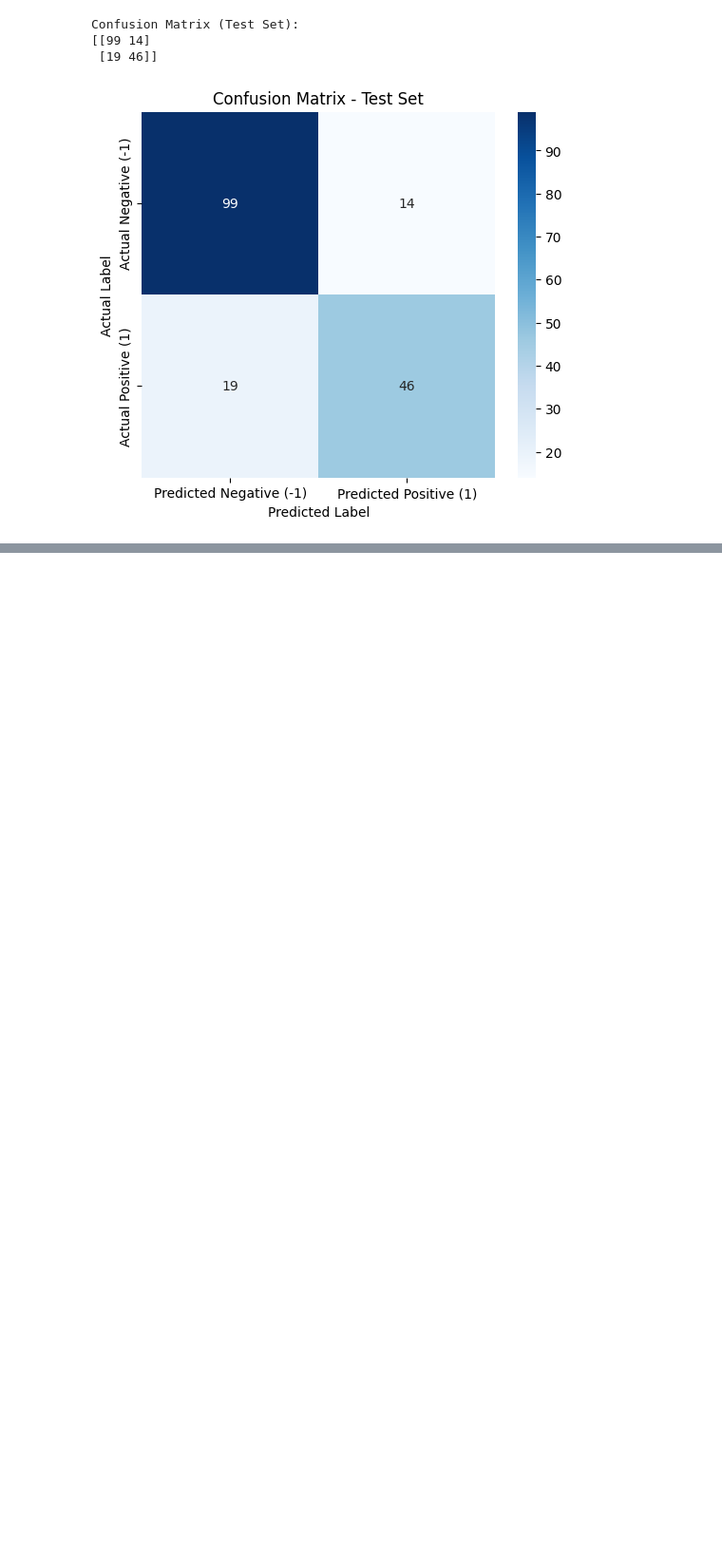
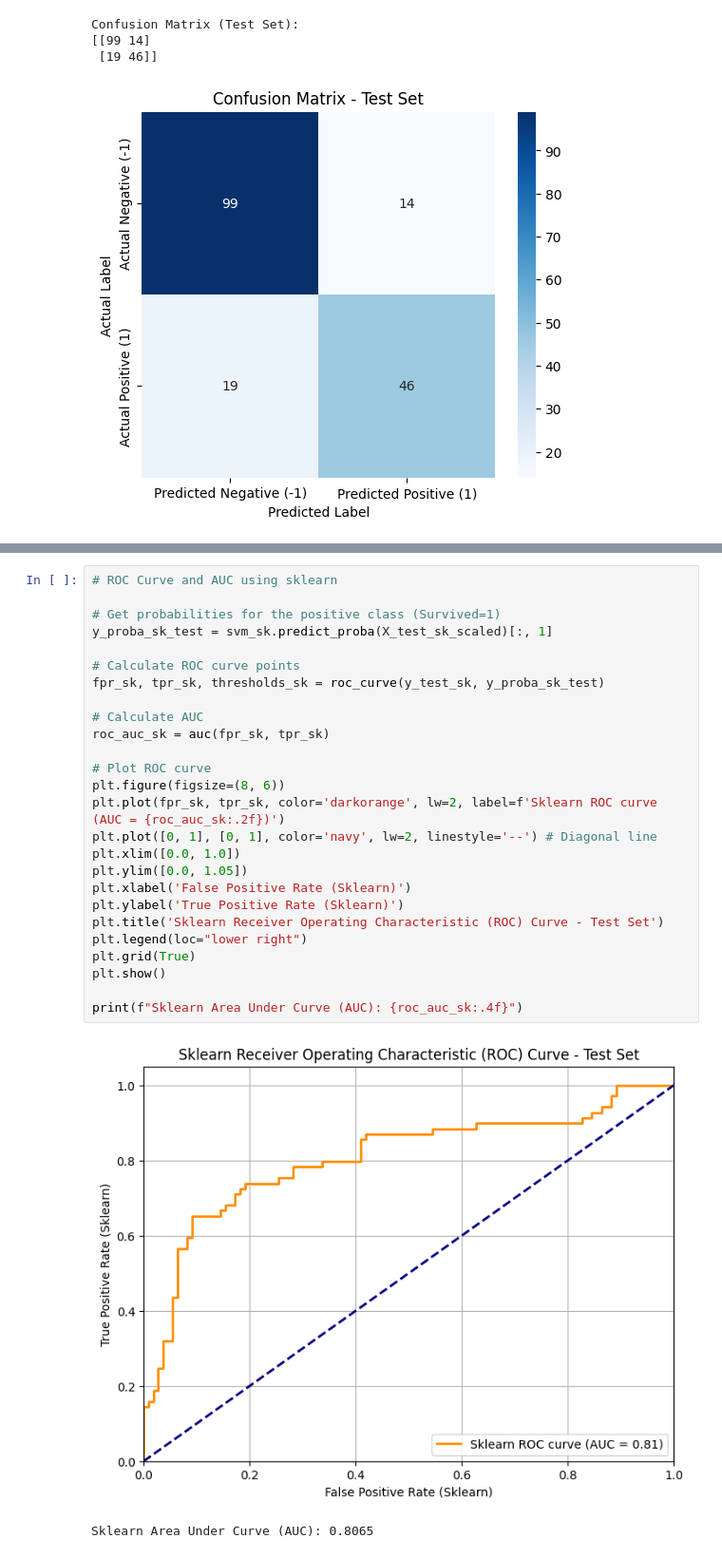
Before and after one commit to elewashy/SVM_Classification_Project, a Jupyter notebook: SVM_Classification.ipynb, the cells around one changed output, grey strips where cells are left out. Shown: that part at 95% size. Drawn from its saved outputs; the diff is of its cells as text; blank space fills up the shorter version.

```diff
--- a/SVM_Classification.ipynb
+++ b/SVM_Classification.ipynb
@@ -429,0 +642,29 @@ F1 Score : 0.7360
+# %%
+# ROC Curve and AUC using sklearn
+
+# Get probabilities for the positive class (Survived=1)
+y_proba_sk_test = svm_sk.predict_proba(X_test_sk_scaled)[:, 1]
+
+# Calculate ROC curve points
+fpr_sk, tpr_sk, thresholds_sk = roc_curve(y_test_sk, y_proba_sk_test)
+
+# Calculate AUC
+roc_auc_sk = auc(fpr_sk, tpr_sk)
+
+# Plot ROC curve
+plt.figure(figsize=(8, 6))
+plt.plot(fpr_sk, tpr_sk, color='darkorange', lw=2, label=f'Sklearn ROC curve (AUC = {roc_auc_sk:.2f})')
+plt.plot([0, 1], [0, 1], color='navy', lw=2, linestyle='--') # Diagonal line
+plt.xlim([0.0, 1.0])
+plt.ylim([0.0, 1.05])
+plt.xlabel('False Positive Rate (Sklearn)')
+plt.ylabel('True Positive Rate (Sklearn)')
+plt.title('Sklearn Receiver Operating Characteristic (ROC) Curve - Test Set')
+plt.legend(loc="lower right")
+plt.grid(True)
+plt.show()
+
+print(f"Sklearn Area Under Curve (AUC): {roc_auc_sk:.4f}")
+# %% [output]
+[figure, added]
+Sklearn Area Under Curve (AUC): 0.8065
```
Also changed, not shown: parts of 16 cells of this notebook, 1 other file.
